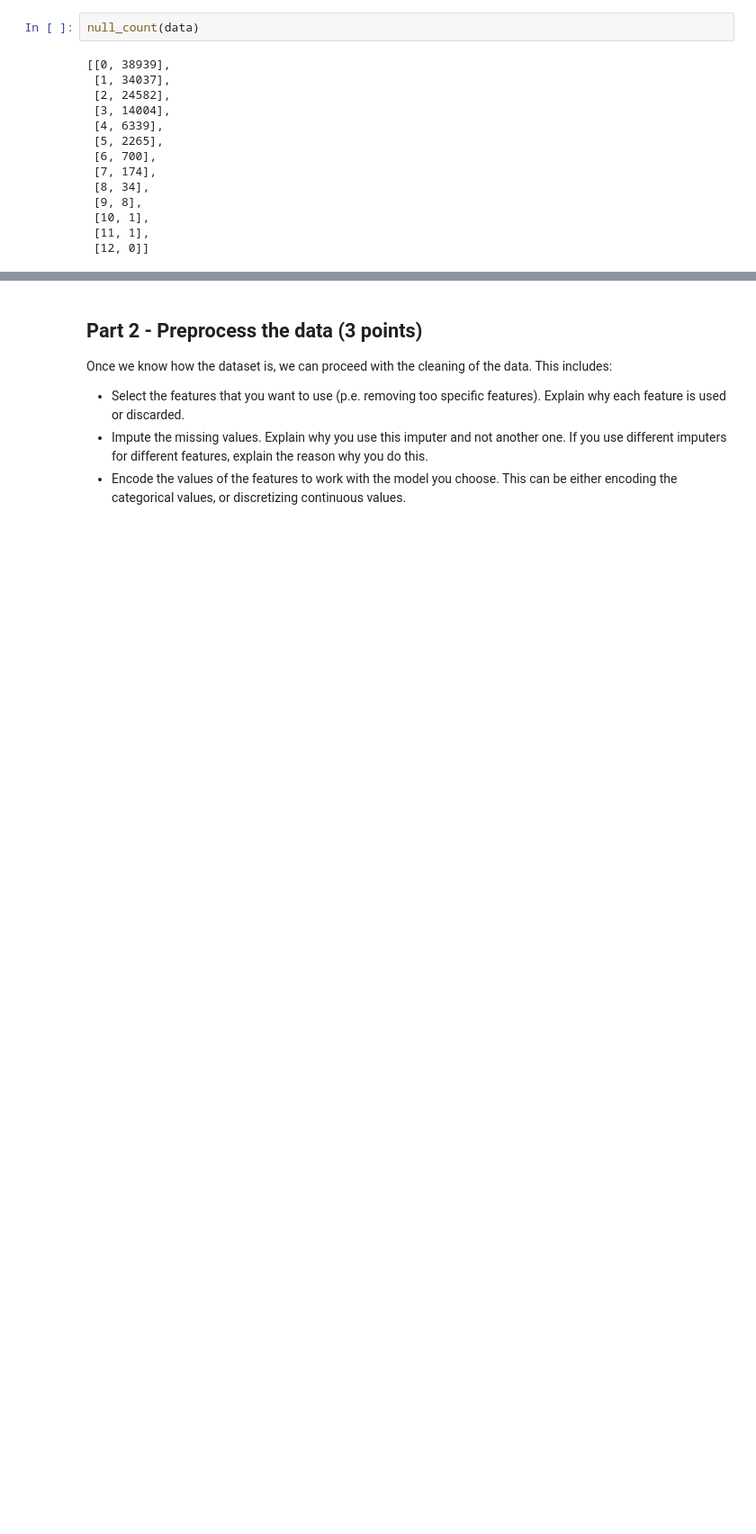
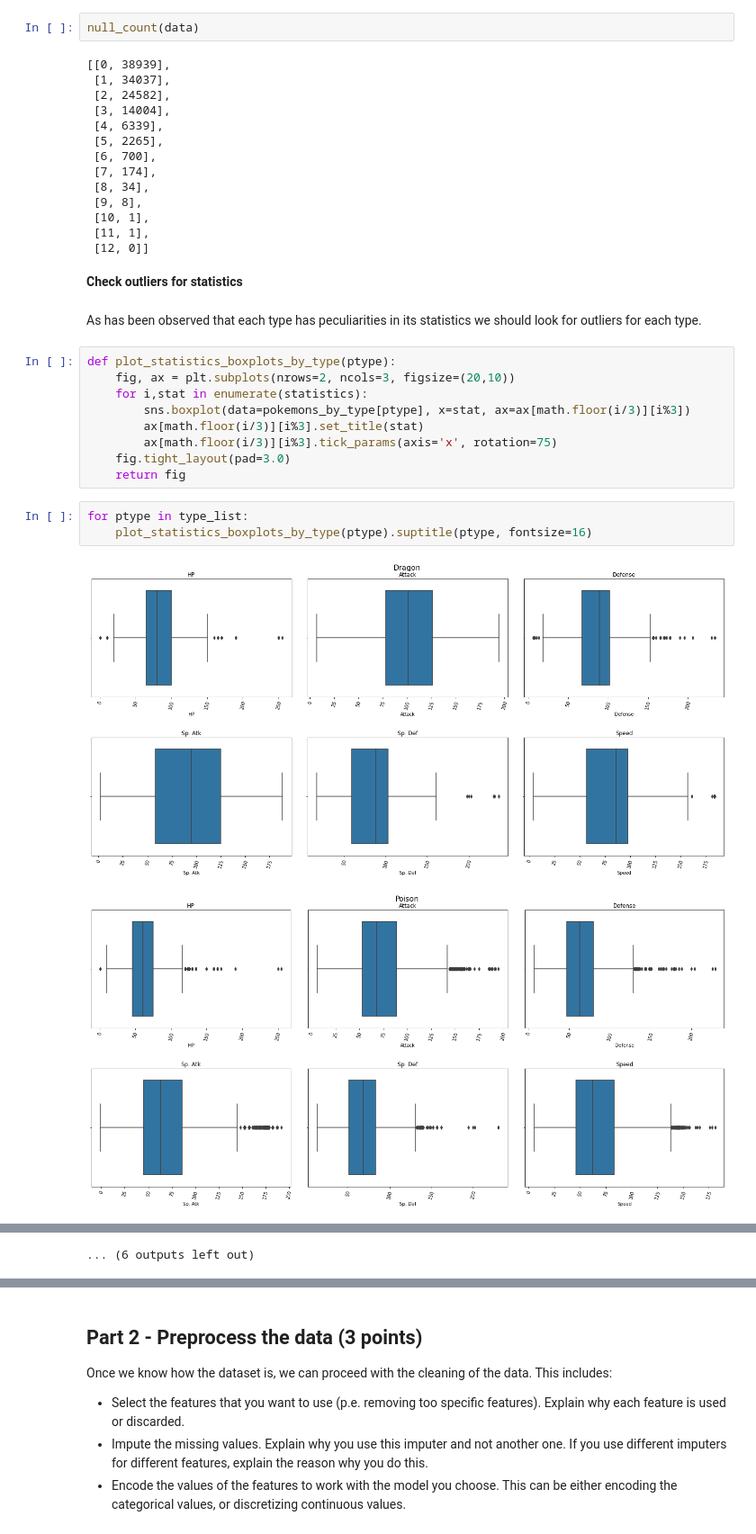
Before and after one commit to quimpm/pokemon-combat-prediction, a Jupyter notebook: pokemon_basic-ml.ipynb, the cells around one changed output, grey strips where cells are left out. Shown at 90% size. Cells and saved outputs as stored; diff of their text form; blank space fills up the shorter version.

```diff
--- a/pokemon_basic-ml.ipynb
+++ b/pokemon_basic-ml.ipynb
@@ -332,3 +330,22 @@ null_count(data)
  [10, 1],
  [11, 1],
  [12, 0]]
+# %% [markdown]
+**Check outliers for statistics**
+# %% [markdown]
+As has been observed that each type has peculiarities in its statistics we should look for outliers for each type.
+# %%
+def plot_statistics_boxplots_by_type(ptype):
+    fig, ax = plt.subplots(nrows=2, ncols=3, figsize=(20,10))
+    for i,stat in enumerate(statistics):
+        sns.boxplot(data=pokemons_by_type[ptype], x=stat, ax=ax[math.floor(i/3)][i%3])
+        ax[math.floor(i/3)][i%3].set_title(stat)
+        ax[math.floor(i/3)][i%3].tick_params(axis='x', rotation=75)
+    fig.tight_layout(pad=3.0)
+    return fig
+# %%
+for ptype in type_list:
+    plot_statistics_boxplots_by_type(ptype).suptitle(ptype, fontsize=16)
+# %% [output]
+[figure, added]
+[figure, added]
@@ -334,0 +362 @@ null_count(data)
+... (6 outputs left out)
```
Also changed, not shown: parts of 51 cells of this notebook.
